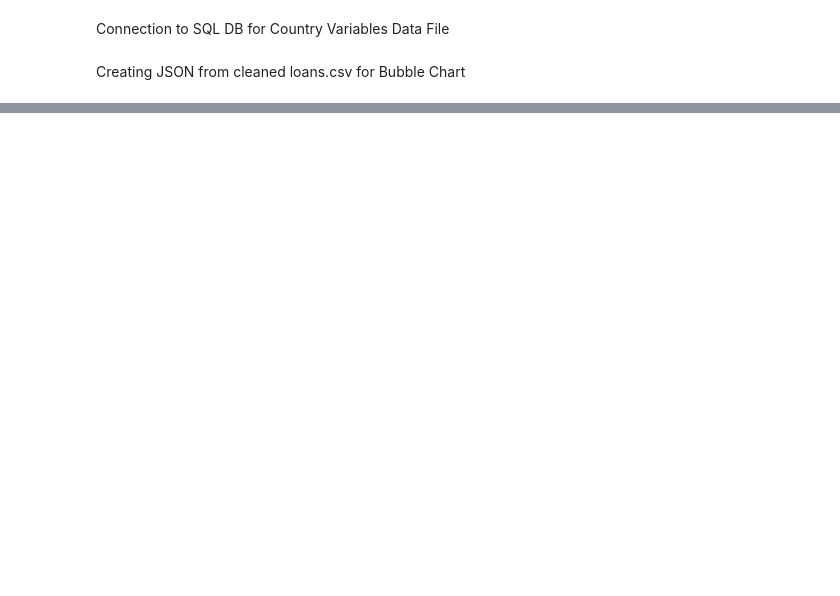
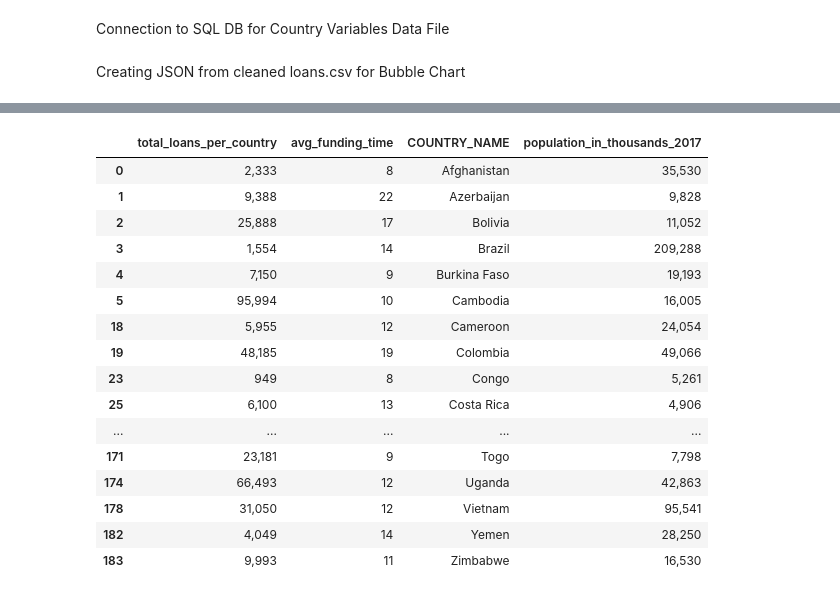
Before and after one commit to emmysobieski/TeamPySpark, a Jupyter notebook: Dashboard_Data_Exploration/Dashboard_Data_Exploration.ipynb, the cells around one changed output, grey strips where cells are left out. Cells and saved outputs as stored; diff of their text form; code cells hidden in the pictures; blank space fills up the shorter version.

Commit message:
Updating js and adding final bubble chart json file.

```diff
--- a/Dashboard_Data_Exploration/Dashboard_Data_Exploration.ipynb
+++ b/Dashboard_Data_Exploration/Dashboard_Data_Exploration.ipynb
@@ -53,7 +53,7 @@ f'{file_dir}Joined_Country_Variables.csv'
 'C:/Users/Ramana/Desktop/TeamPySpark/Joined_Country_Variables.csv'
 # %%
 #KIVA/UN Country Variables Dataset load
-country_variables_path = Path('Project_Data_Files/Joined_Country_Variables.csv')
+country_variables_path = Path('Joined_Country_Variables.csv')
 country_variables_df = pd.read_csv(country_variables_path)
 country_variables_df
 country_variables_df.columns
@@ -261,3 +569,21 @@ country_joined_final_df.head()
 # %%
-#bubble_chart = pd.DataFrame(country_joined_final_df, columns=["COUNTRY_NAME", "total_loans_per_country", "avg_funding_time"])
-#bubble_chart
+bubble_chart = pd.DataFrame(country_joined_final_df, columns=["total_loans_per_country", "avg_funding_time", "COUNTRY_NAME", "population_in_thousands_2017"])
+bubble_chart
+# %% [output]
+|  | total_loans_per_country | avg_funding_time | COUNTRY_NAME | population_in_thousands_2017 |
+| 0 | 2,333 | 8 | Afghanistan | 35,530 |
+| 1 | 9,388 | 22 | Azerbaijan | 9,828 |
+| 2 | 25,888 | 17 | Bolivia | 11,052 |
+| 3 | 1,554 | 14 | Brazil | 209,288 |
+| 4 | 7,150 | 9 | Burkina Faso | 19,193 |
+| 5 | 95,994 | 10 | Cambodia | 16,005 |
+| 18 | 5,955 | 12 | Cameroon | 24,054 |
+| 19 | 48,185 | 19 | Colombia | 49,066 |
+| 23 | 949 | 8 | Congo | 5,261 |
+| 25 | 6,100 | 13 | Costa Rica | 4,906 |
+| ... | ... | ... | ... | ... |
+| 171 | 23,181 | 9 | Togo | 7,798 |
+| 174 | 66,493 | 12 | Uganda | 42,863 |
+| 178 | 31,050 | 12 | Vietnam | 95,541 |
+| 182 | 4,049 | 14 | Yemen | 28,250 |
+| 183 | 9,993 | 11 | Zimbabwe | 16,530 |
```
Also changed, not shown: parts of 34 cells of this notebook, 5 other files.
